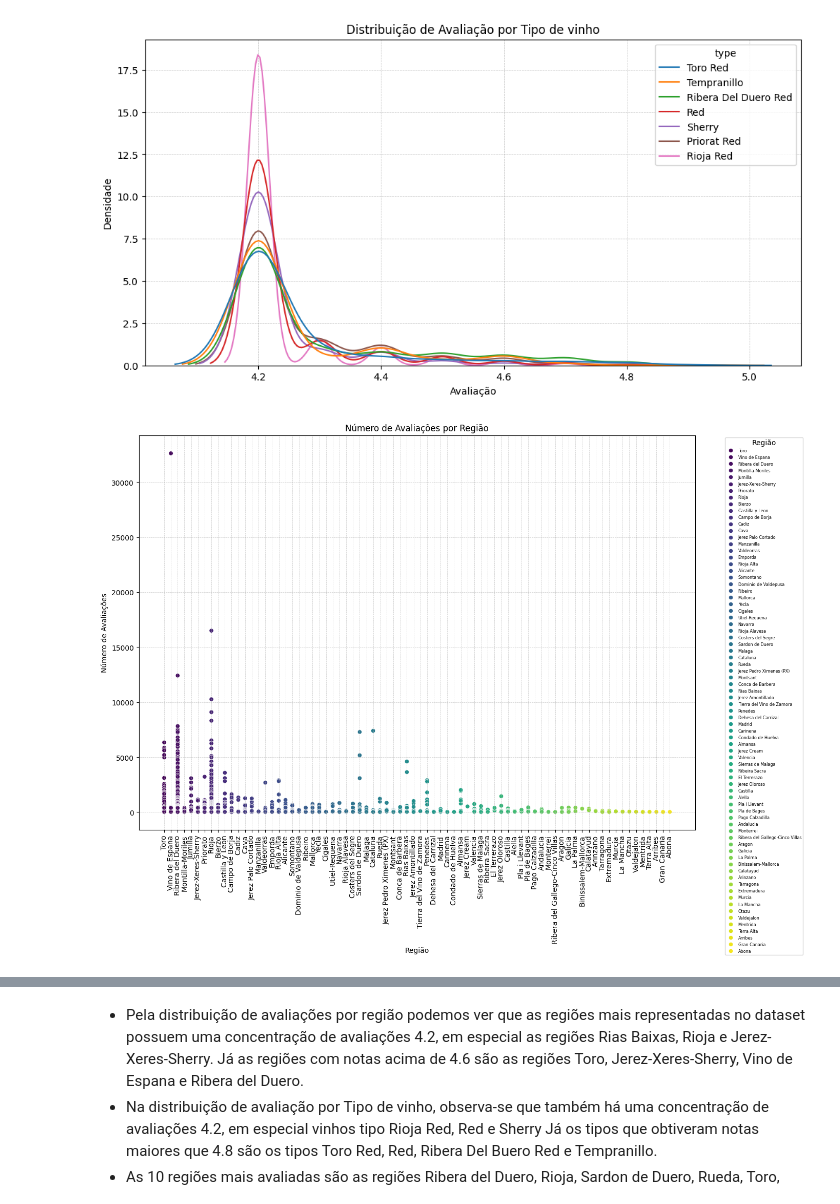
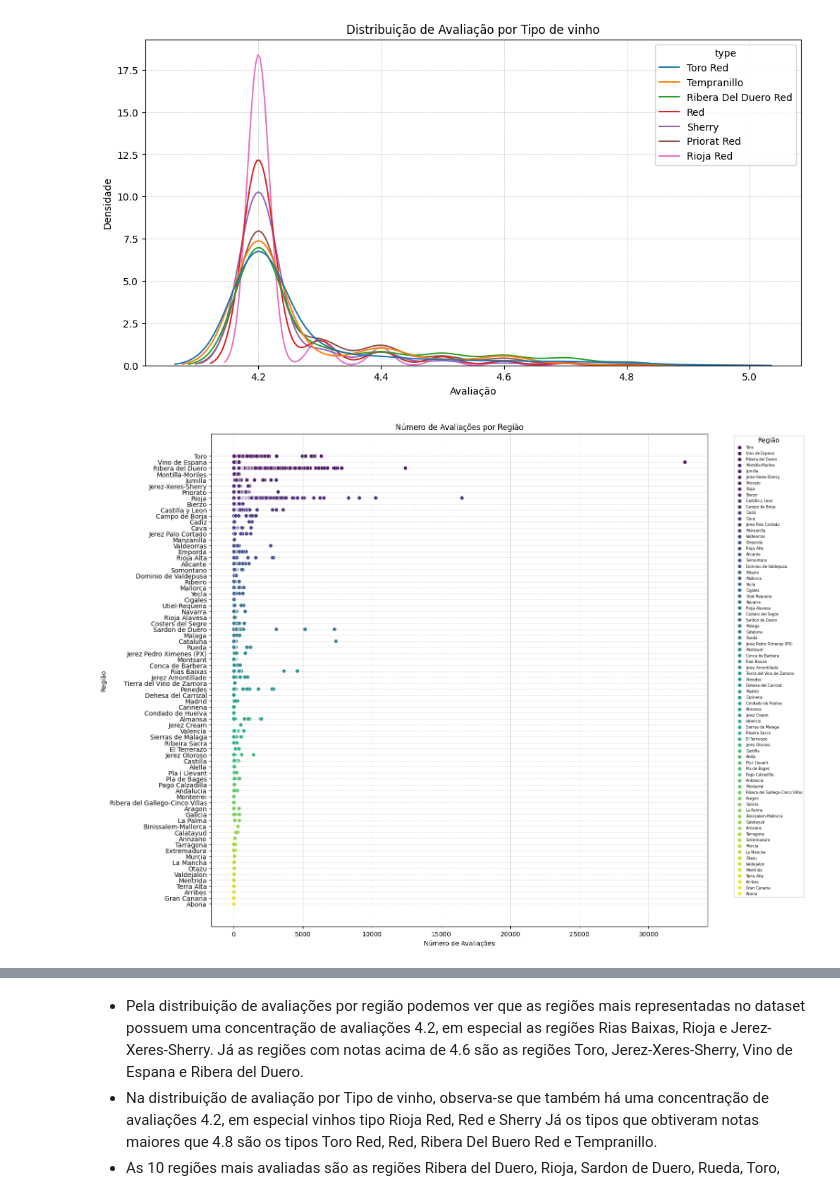
Before and after one commit to atlantico-academy/equipe3-2024.2, a Jupyter notebook: notebooks/01-exploratory_data_analysis.ipynb, the cells around one changed output, grey strips where cells are left out. Saved outputs shown, nothing was run; the diff lists cells and outputs as text; code cells hidden in the pictures.

```diff
--- a/notebooks/01-exploratory_data_analysis.ipynb
+++ b/notebooks/01-exploratory_data_analysis.ipynb
@@ -184,21 +184,20 @@ plt.show()
 [figure]
 # %%
 #Distribuição do número de avaliações por região
-plt.figure(figsize=(14, 10))
-scatterplot = sns.scatterplot(x='region', y='num_reviews', data=df, hue='region', palette='viridis')
-plt.xticks(rotation=90)
+plt.figure(figsize=(14, 14))
+scatterplot = sns.scatterplot(x='num_reviews', y='region', data=df, hue='region', palette='viridis')
 plt.title('Número de Avaliações por Região')
-plt.xlabel('Região')
-plt.ylabel('Número de Avaliações')
+plt.xlabel('Número de Avaliações')
+plt.ylabel('Região')
 plt.legend(title='Região', bbox_to_anchor=(1.05, 1), loc='upper left', fontsize='xx-small')
 
 scatterplot.grid(True, linestyle='--', linewidth=0.5, alpha=0.7)
 scatterplot.set_zorder(2)
 scatterplot.grid(True, which='both', axis='x', linestyle='--', linewidth=0.5, alpha=0.7, zorder=1)
 
 plt.show()
 # %% [output]
-[figure, old version]
+[figure, new version]
 # %%
 #Distribuição das Avaliações por Tipo de Vinho e Região
 plt.figure(figsize=(14, 12))
```
Also changed, not shown: parts of 5 cells of this notebook, 2 other files.
